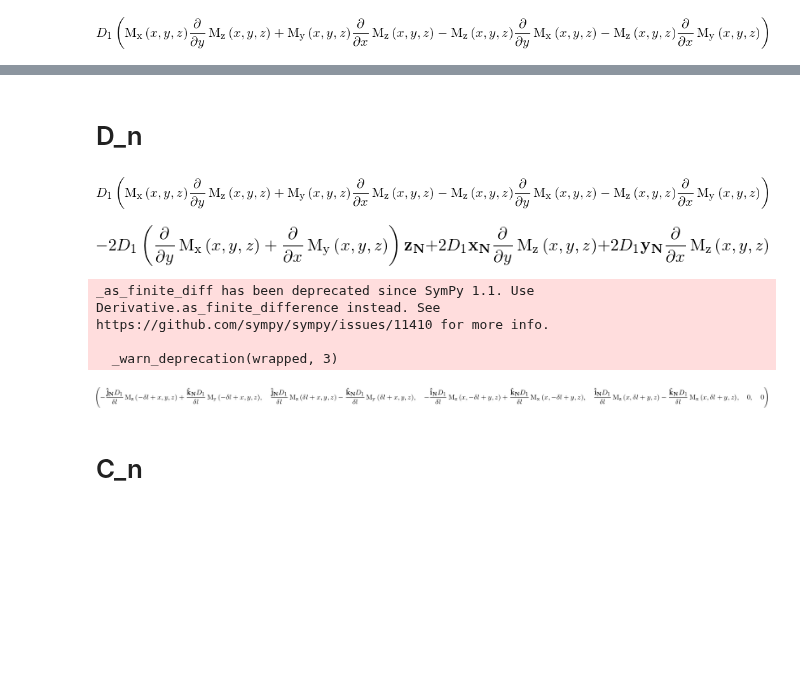
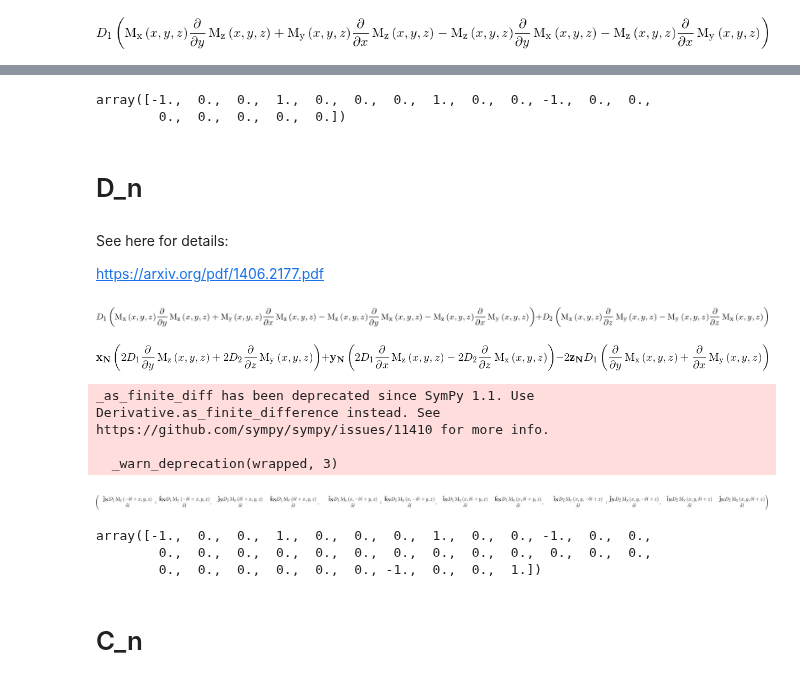
Before and after one commit to computationalmodelling/fidimag, a Jupyter notebook: sandbox/more-dmi/Generating the Finite Difference Forms of Different types of DMI.ipynb, the cells around one changed output, grey strips where cells are left out. Drawn from its saved outputs; the diff is of its cells as text; code cells hidden in the pictures; blank space fills up the shorter version.

Commit message:
Add more work on generating the array forms for the DMI vector

```diff
--- a/sandbox/more-dmi/Generating the Finite Difference Forms of Different types of DMI.ipynb
+++ b/sandbox/more-dmi/Generating the Finite Difference Forms of Different types of DMI.ipynb
@@ -134,25 +233,40 @@ https://github.com/sympy/sympy/issues/11410 for more info.
+# %%
+discretised_form_to_vector_1D(dform_D_2d)
+# %% [output]
+array([-1.,  0.,  0.,  1.,  0.,  0.,  0.,  1.,  0.,  0., -1.,  0.,  0.,
+        0.,  0.,  0.,  0.,  0.])
 # %% [markdown]
 # D_n
+# %% [markdown]
+See here for details:
+
+https://arxiv.org/pdf/1406.2177.pdf
 # %%
-D_n = D1 * (LI(y, z, x) + LI(x, z, y))
+D_n = D1 * (LI(x, z, y) + LI(y, z, x)) + D2*LI(x, y, z)
 D_n
 # %% [output]
-[figure, old version]
+[figure, new version]
 # %%
 F_D_n = VarDeriv(D_n)
 F_D_n
 # %% [output]
-[figure, old version]
+[figure, new version]
-# %%
-xm, xp, ym, yp, zm, zp = discretised_form(F_D_n)
-xm , xp, ym, yp, zm, zp
-# %% [output]
-_as_finite_diff has been deprecated since SymPy 1.1. Use
-Derivative.as_finite_difference instead. See
-https://github.com/sympy/sympy/issues/11410 for more info.
-
-  _warn_deprecation(wrapped, 3)
-[figure, removed]
+# %%
+dform_D_n = discretised_form(F_D_n)
+dform_D_n
+# %% [output]
+_as_finite_diff has been deprecated since SymPy 1.1. Use
+Derivative.as_finite_difference instead. See
+https://github.com/sympy/sympy/issues/11410 for more info.
+
+  _warn_deprecation(wrapped, 3)
+[figure, added]
+# %%
+discretised_form_to_vector_2D(dform_D_n)
+# %% [output]
+array([-1.,  0.,  0.,  1.,  0.,  0.,  0.,  1.,  0.,  0., -1.,  0.,  0.,
+        0.,  0.,  0.,  0.,  0.,  0.,  0.,  0.,  0.,  0.,  0.,  0.,  0.,
+        0.,  0.,  0.,  0.,  0.,  0., -1.,  0.,  0.,  1.])
 # %% [markdown]
 # C_n
 # %%
```
Also changed, not shown: parts of 18 cells of this notebook.
